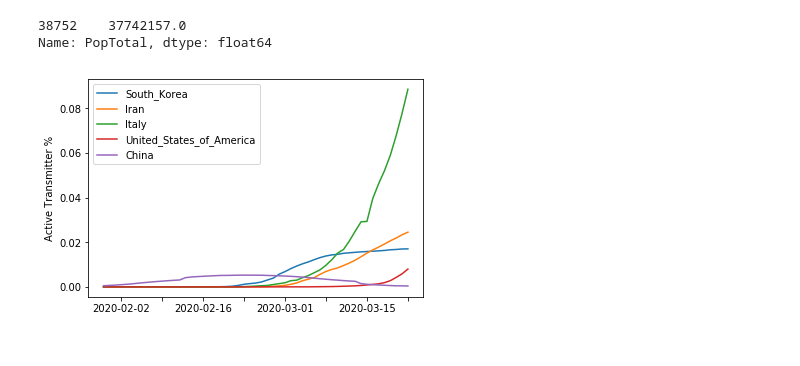
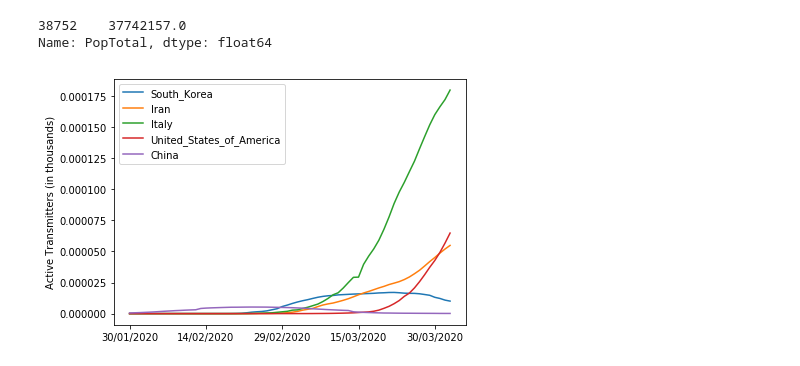
Before and after one commit to Mark-Kramer/covid_analysis, a Jupyter notebook: ActiveTransmitterAnalysis.ipynb, the cells around one changed output. Saved outputs shown, nothing was run; the diff lists cells and outputs as text; code cells hidden in the pictures.

```diff
--- a/ActiveTransmitterAnalysis.ipynb
+++ b/ActiveTransmitterAnalysis.ipynb
@@ -28,5 +36,5 @@ COVID-19-geographic 100%[===================>] 233.92K   901KB/s    in 0.3s
 # %%
-data_fname = 'COVID-19-geographic-disbtribution-worldwide-2020-'+"{0:0=2d}".format(today_month)+"-"+"{0:0=2d}".format(today_day)+'.xlsx'
-dat = pd.read_excel(data_fname)
+#data_fname = 'COVID-19-geographic-disbtribution-worldwide-2020-'+"{0:0=2d}".format(today_month)+"-"+"{0:0=2d}".format(today_day)+'.xlsx'
+dat = pd.read_csv('data.csv',encoding='iso-8859-1')
 dat.head()
 # %% [output]
@@ -47,24 +55,20 @@ Countries = list(name_dict.keys())
 # %% [markdown]
 If we assume a 30 day window of transmission, i.e. after 30 days the virus is no longer transmissible, then we can obtain a value for the # of active transmitters by taking the difference between the cumulative cases up to today and the cumulative cases from 30 days ago
 # %%
-dat['DateRep']= pd.to_datetime(dat['DateRep'])
+#dat['dateRep']= pd.to_datetime(dat['dateRep'],format='%Y%-d%-m')
 fig, ax = plt.subplots()
 for c in Countries:
     # find all rows corresponding to country c
-    DF = dat[dat['Countries and territories']==c].sort_values('DateRep')
+    DF = dat[dat['countriesAndTerritories']==c].sort_values(['year','month','day'])
 
     # cumulative sum of cases - cumulative sum of cases 30 days ago
     # i.e. all new cases from the past 30 days
-    DF['DiffCases'] = DF['Cases'].cumsum().diff(30)/1000
-    DF = DF[['DateRep','DiffCases']].dropna()
+    DF['DiffCases'] = DF['cases'].cumsum().diff(30)/1000
+    DF = DF[['dateRep','DiffCases']].dropna()
 
-    plt.plot(DF['DateRep'],DF['DiffCases'])
-
-    # only show every other date tick (avoid clutter)
-    every_nth = 2
-    for n, label in enumerate(ax.xaxis.get_ticklabels()):
-        if n % every_nth != 0:
-            label.set_visible(False)
+    plt.plot(DF['dateRep'],DF['DiffCases'])
+    ax.xaxis.set_major_locator(plt.MaxNLocator(5))
+plt.tight_layout()
 plt.legend(Countries)
 plt.ylabel('Active Transmitters (in thousands)')
 plt.show()
@@ -81,29 +85,26 @@ world_pop[world_pop['Location']=='Canada']['PopTotal']*1000
 38752    37742157.0
 Name: PopTotal, dtype: float64
 # %%
-Countries = list(name_dict.keys())
+#dat['dateRep']= pd.to_datetime(dat['dateRep'],format='%Y%-d%-m')
 fig, ax = plt.subplots()
 for c in Countries:
     NationPop = world_pop[world_pop['Location']==name_dict[c]]['PopTotal']*1000
     NationPop = list(NationPop)[0]
     # find all rows corresponding to country c
-    DF = dat[dat['Countries and territories']==c].sort_values('DateRep')
+    DF = dat[dat['countriesAndTerritories']==c].sort_values(['year','month','day'])
 
     # cumulative sum of cases - cumulative sum of cases 30 days ago
     # i.e. all new cases from the past 30 days
-    DF['DiffCases'] = DF['Cases'].cumsum().diff(30)
-    DF = DF[['DateRep','DiffCases']].dropna()
+    DF['DiffCases'] = DF['cases'].cumsum().diff(30)/1000
+    DF = DF[['dateRep','DiffCases']].dropna()
     DF['FracPop'] = DF['DiffCases']/NationPop*100
-    plt.plot(DF['DateRep'],DF['FracPop'])
 
-    # only show every other date tick (avoid clutter)
-    every_nth = 2
-    for n, label in enumerate(ax.xaxis.get_ticklabels()):
-        if n % every_nth != 0:
-            label.set_visible(False)
+    plt.plot(DF['dateRep'],DF['FracPop'])
+    ax.xaxis.set_major_locator(plt.MaxNLocator(6))
+plt.tight_layout()
 plt.legend(Countries)
-plt.ylabel('Active Transmitter %')
+plt.ylabel('Active Transmitters (in thousands)')
 plt.show()
 # %% [output]
-[figure, old version]
+[figure, new version]
 # %%
```
Also changed, not shown: parts of 24 cells of this notebook, 1 other file.
